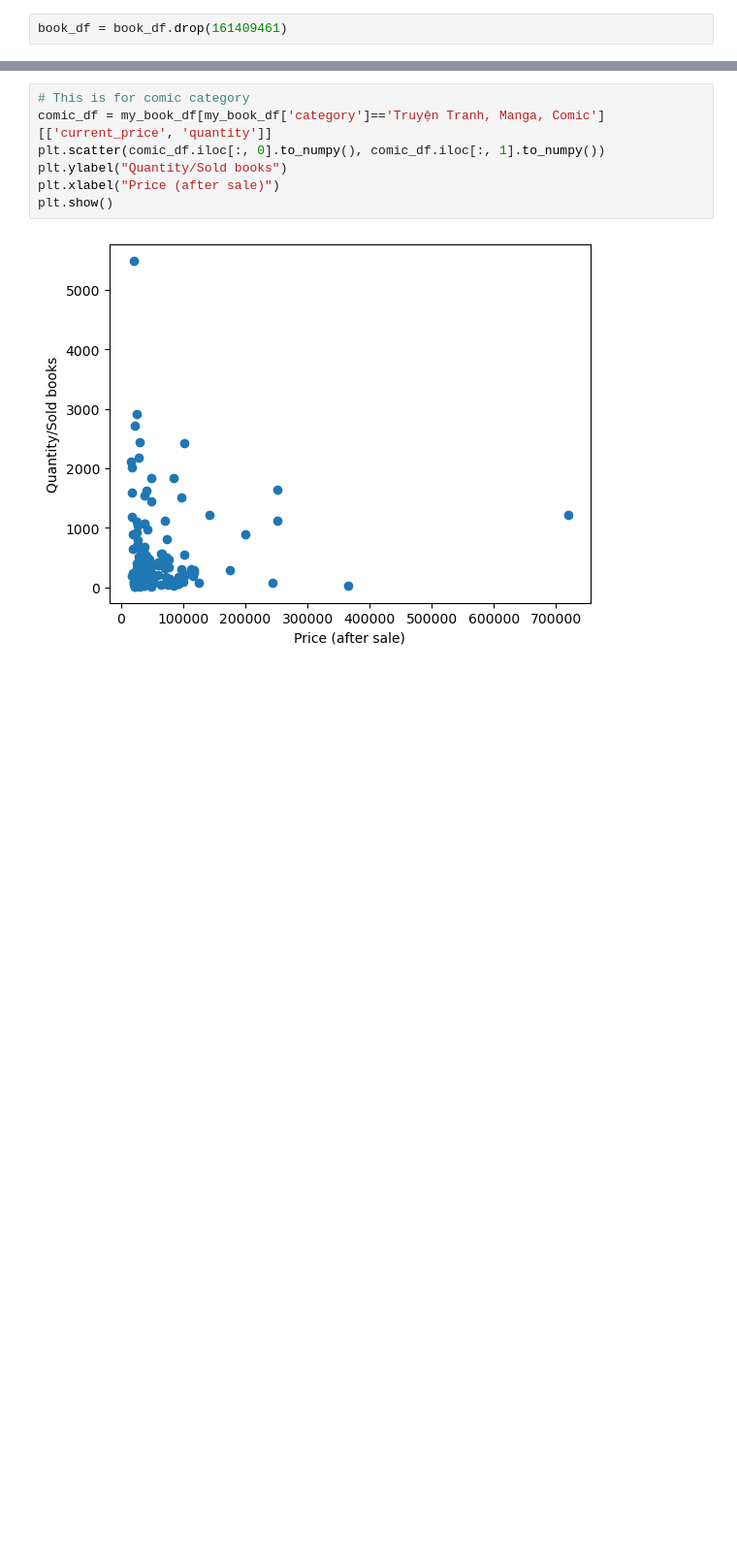
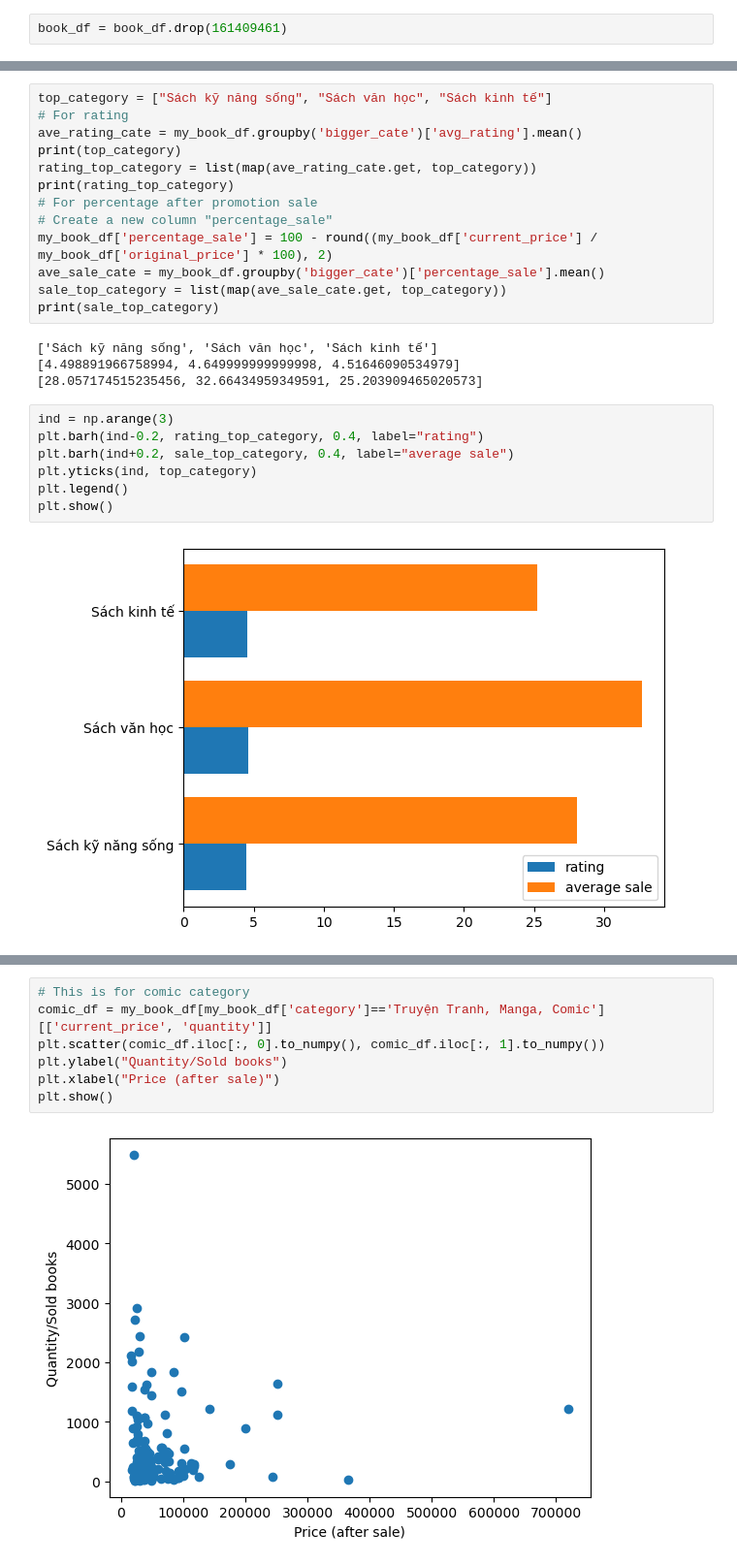
Before and after one commit to trungluong12/LTCKHDL_FinalProject, a Jupyter notebook: FinalProject.ipynb, the cells around one changed output, grey strips where cells are left out. Shown: that part at 97% size. Cells and saved outputs as stored; diff of their text form; blank space fills up the shorter version.

```diff
--- a/FinalProject.ipynb
+++ b/FinalProject.ipynb
@@ -587,0 +567,26 @@ plt.show()
+# %%
+top_category = ["Sách kỹ năng sống", "Sách văn học", "Sách kinh tế"]
+# For rating
+ave_rating_cate = my_book_df.groupby('bigger_cate')['avg_rating'].mean()
+print(top_category)
+rating_top_category = list(map(ave_rating_cate.get, top_category))
+print(rating_top_category)
+# For percentage after promotion sale
+# Create a new column "percentage_sale"
+my_book_df['percentage_sale'] = 100 - round((my_book_df['current_price'] / my_book_df['original_price'] * 100), 2)
+ave_sale_cate = my_book_df.groupby('bigger_cate')['percentage_sale'].mean()
+sale_top_category = list(map(ave_sale_cate.get, top_category))
+print(sale_top_category)
+# %% [output]
+['Sách kỹ năng sống', 'Sách văn học', 'Sách kinh tế']
+[4.498891966758994, 4.649999999999998, 4.51646090534979]
+[28.057174515235456, 32.66434959349591, 25.203909465020573]
+# %%
+ind = np.arange(3)
+plt.barh(ind-0.2, rating_top_category, 0.4, label="rating")
+plt.barh(ind+0.2, sale_top_category, 0.4, label="average sale")
+plt.yticks(ind, top_category)
+plt.legend()
+plt.show()
+# %% [output]
+[figure, added]
```
Also changed, not shown: parts of 46 cells of this notebook.
